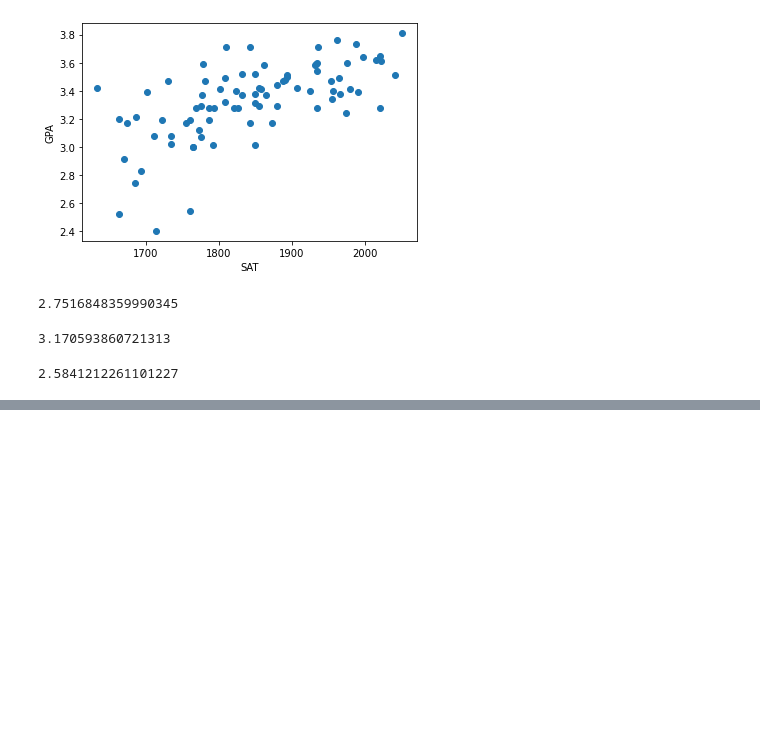
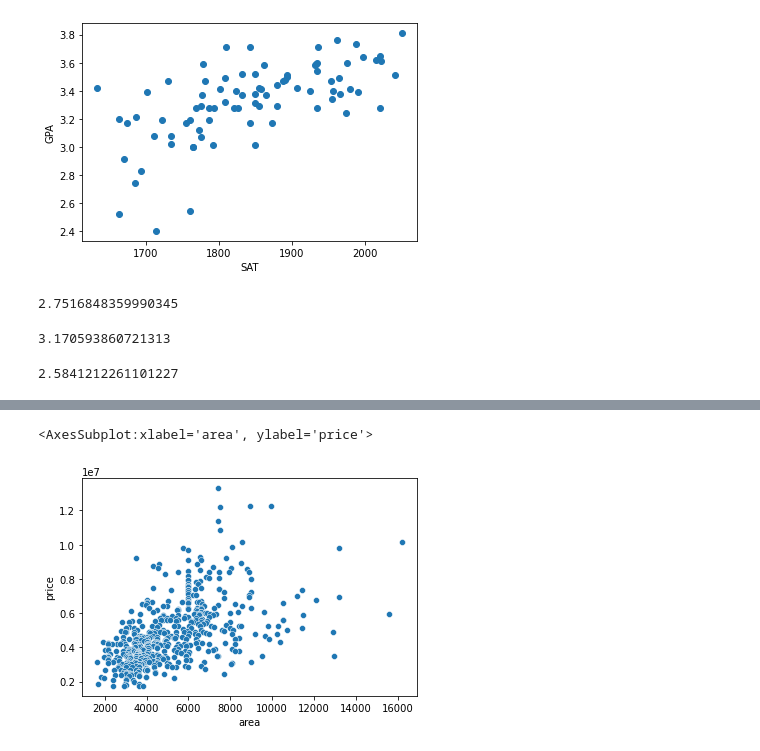
Before and after one commit to mavrick08/AWP, a Jupyter notebook: Linear Regression Algorithm - 2.ipynb, the cells around one changed output, grey strips where cells are left out. Drawn from its saved outputs; the diff is of its cells as text; code cells hidden in the pictures; blank space fills up the shorter version.

```diff
--- a/Linear Regression Algorithm - 2.ipynb
+++ b/Linear Regression Algorithm - 2.ipynb
@@ -222,0 +234,2 @@ gpa_predict
+# %%
+df = pd.read_csv('Housing.csv')
@@ -222,0 +297,5 @@ gpa_predict
+# %%
+sns.scatterplot(x='area',y='price',data=df)
+# %% [output]
+<AxesSubplot:xlabel='area', ylabel='price'>
+[figure, added]
```
Also changed, not shown: parts of 33 cells of this notebook, 1 other file.
